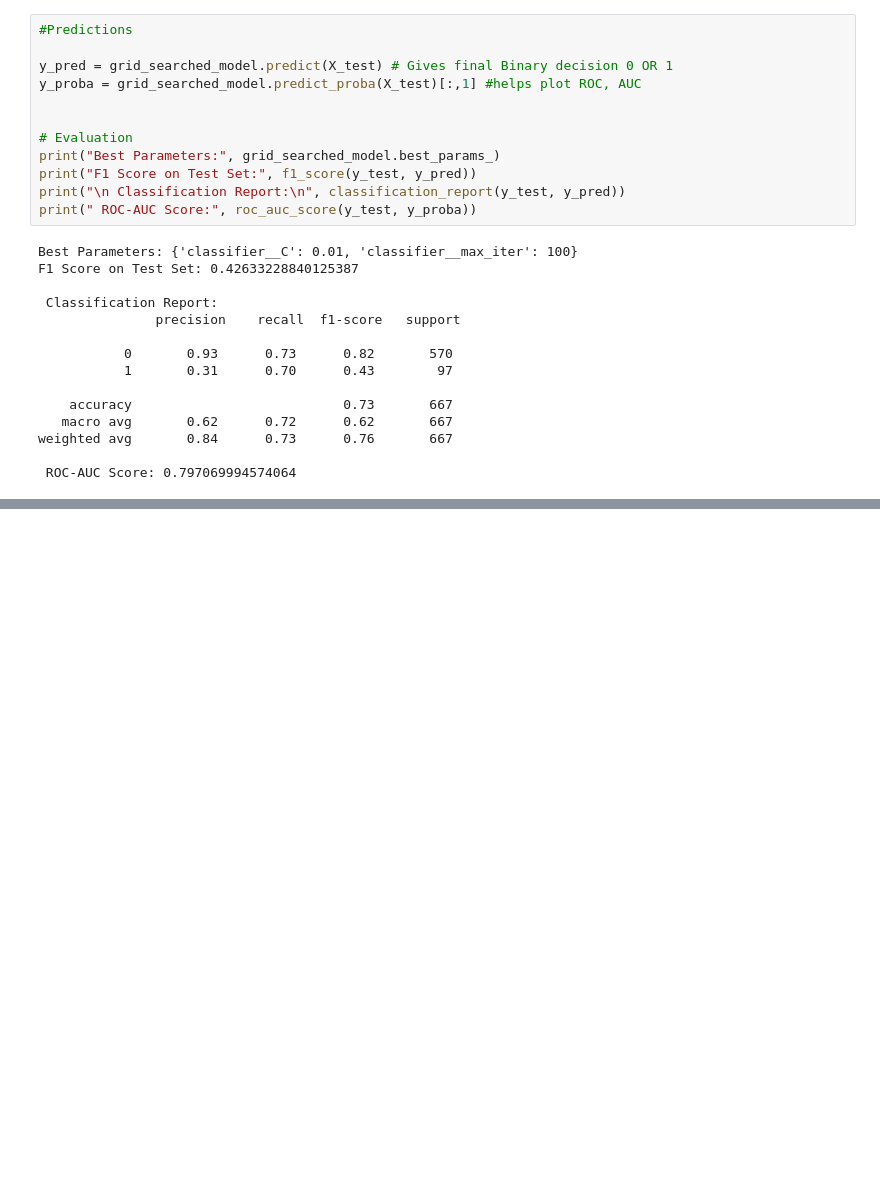
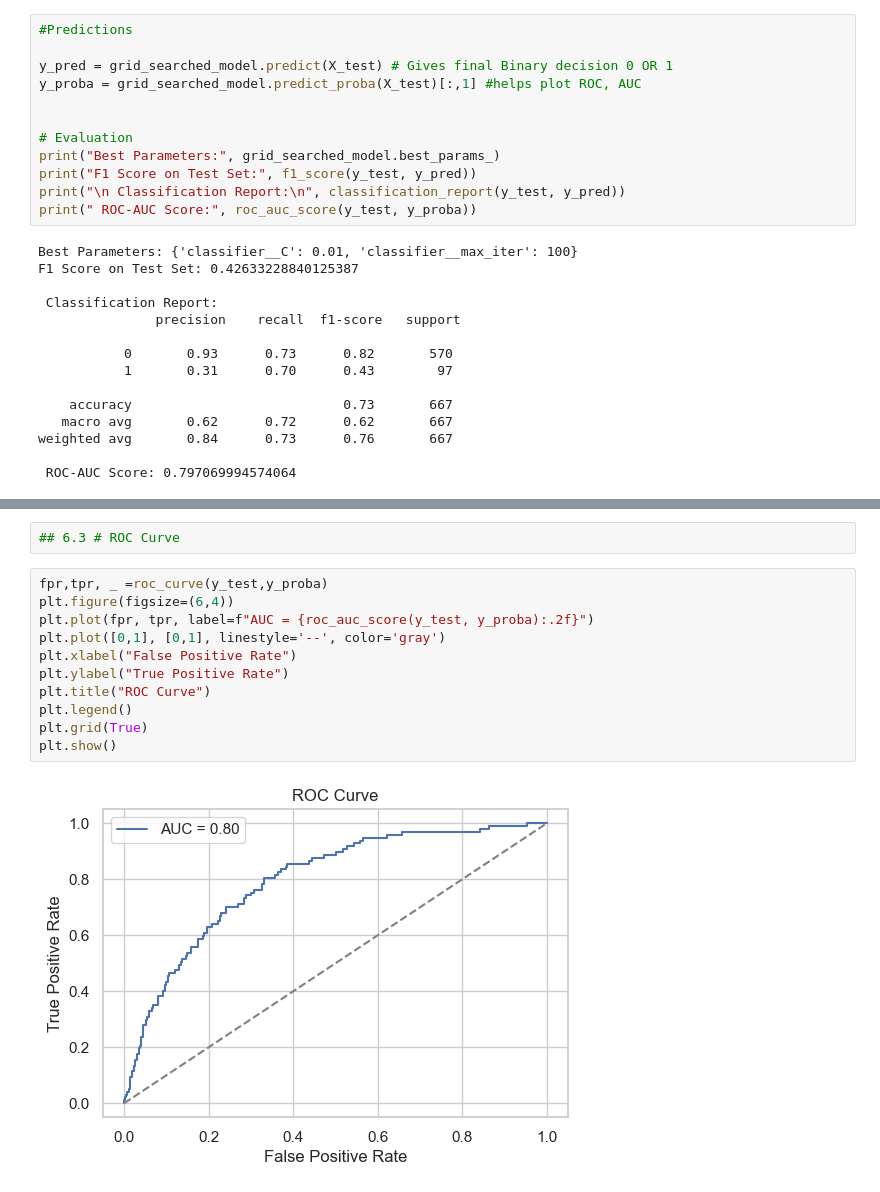
Before and after one commit to KaiFa254/Churn-in-Telecom-s-Phase-3-project, a Jupyter notebook: SyriaTel_Churn.ipynb, the cells around one changed output, grey strips where cells are left out. Drawn from its saved outputs; the diff is of its cells as text; blank space fills up the shorter version.

```diff
--- a/SyriaTel_Churn.ipynb
+++ b/SyriaTel_Churn.ipynb
@@ -532,0 +546,15 @@ weighted avg       0.84      0.73      0.76       667
+# %%
+## 6.3 # ROC Curve
+# %%
+fpr,tpr, _ =roc_curve(y_test,y_proba)
+plt.figure(figsize=(6,4))
+plt.plot(fpr, tpr, label=f"AUC = {roc_auc_score(y_test, y_proba):.2f}")
+plt.plot([0,1], [0,1], linestyle='--', color='gray')
+plt.xlabel("False Positive Rate")
+plt.ylabel("True Positive Rate")
+plt.title("ROC Curve")
+plt.legend()
+plt.grid(True)
+plt.show()
+# %% [output]
+[figure, added]
```
Also changed, not shown: parts of 4 cells of this notebook.
